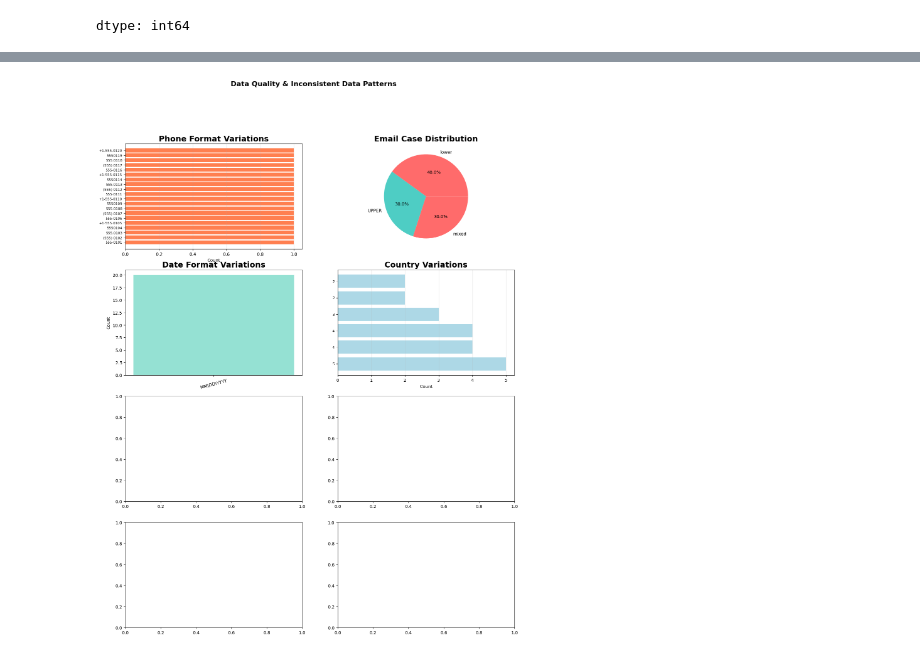
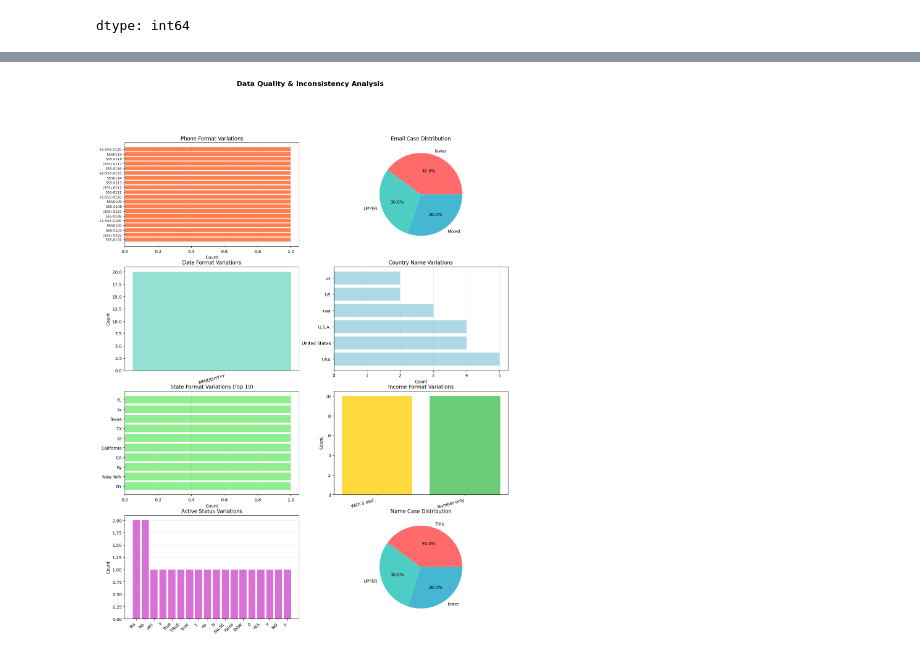
Before and after one commit to Swastika-Roy/Python-concepts, a Jupyter notebook: HandlingInconsistentData.ipynb, the cells around one changed output, grey strips where cells are left out. Drawn from its saved outputs; the diff is of its cells as text; code cells hidden in the pictures.

```diff
--- a/HandlingInconsistentData.ipynb
+++ b/HandlingInconsistentData.ipynb
@@ -133,8 +133,8 @@ income_patterns
 dtype: int64
 # %%
 #active status
-state_counts = df['Active_Status'].value_counts()
-state_counts
+status_counts = df['Active_Status'].value_counts()
+status_counts
 # %% [output]
 |  | count |
 | Active_Status |  |
@@ -167,39 +167,66 @@ name_patterns
 | lower | 6 |
 dtype: int64
 # %%
-fig, axes = plt.subplots(4,2,figsize=(16,20))
-fig.suptitle('Data Quality & Inconsistent Data Patterns',fontsize=16,fontweight='bold')
+fig, axes = plt.subplots(4, 2, figsize=(16, 20))
+fig.suptitle('Data Quality & Inconsistency Analysis', fontsize=16, fontweight='bold')
 
+# 1. Phone Format Variations
+phone_patterns = df['Phone'].apply(lambda x: re.sub(r'\\d', 'X', str(x))).value_counts()
+axes[0, 0].barh(range(len(phone_patterns)), phone_patterns.values, color='coral')
+axes[0, 0].set_yticks(range(len(phone_patterns)))
+axes[0, 0].set_yticklabels(phone_patterns.index, fontsize=8)
+axes[0, 0].set_xlabel('Count')
+axes[0, 0].set_title('Phone Format Variations')
+axes[0, 0].grid(axis='x', alpha=0.3)
 
-axes[0,0].barh(range(len(phone_patterns)),
-               phone_patterns.values,color='coral')
-axes[0,0].set_yticks(range(len(phone_patterns)))
-axes[0,0].set_yticklabels(phone_patterns.index,fontsize=8)
-axes[0,0].set_xlabel('Count')
-axes[0,0].set_title('Phone Format Variations',fontsize=18,fontweight='bold')
-axes[0,0].grid(axis='x',alpha=0.3)
+# 2. Email Case Variations
+email_case = df['Email'].apply(lambda x: 'UPPER' if x.isupper() else ('lower' if x.islower() else 'Mixed')).value_counts()
+colors = ['#FF6B6B', '#4ECDC4', '#45B7D1']
+axes[0, 1].pie(email_case.values, labels=email_case.index, autopct='%1.1f%%', colors=colors)
+axes[0, 1].set_title('Email Case Distribution')
 
+# 3. Date Format Variations
+date_formats = df['Birth_Date'].apply(lambda x:
+    'YYYY-MM-DD' if re.match(r'^\\d{4}-\\d{2}-\\d{2}$', str(x)) else 'MM/DD/YYYY').value_counts()
+axes[1, 0].bar(date_formats.index, date_formats.values, color=['#95E1D3', '#F38181'])
+axes[1, 0].set_ylabel('Count')
+axes[1, 0].set_title('Date Format Variations')
+axes[1, 0].tick_params(axis='x', rotation=15)
 
+# 4. Country Variations
+country_counts = df['Country'].value_counts()
+axes[1, 1].barh(range(len(country_counts)), country_counts.values, color='lightblue')
+axes[1, 1].set_yticks(range(len(country_counts)))
+axes[1, 1].set_yticklabels(country_counts.index)
+axes[1, 1].set_xlabel('Count')
+axes[1, 1].set_title('Country Name Variations')
+axes[1, 1].grid(axis='x', alpha=0.3)
 
+# 5. State Variations
+axes[2, 0].barh(range(len(state_counts)), state_counts.values, color='lightgreen')
+axes[2, 0].set_yticks(range(len(state_counts)))
+axes[2, 0].set_yticklabels(state_counts.index)
+axes[2, 0].set_xlabel('Count')
+axes[2, 0].set_title('State Format Variations (Top 10)')
+axes[2, 0].grid(axis='x', alpha=0.3)
 
-colors = ['#FF6B6B','#4ECDC4','#FF6B6B']
-axes[0,1].pie(email_patterns.values,labels=email_patterns.index,colors=colors,autopct='%1.1f%%')
-axes[0,1].set_title('Email Case Distribution',fontsize=18,fontweight='bold')
+# 6. Income Format Variations
+axes[2, 1].bar(range(len(income_patterns)), income_patterns.values, color=['#FFD93D', '#6BCB77', '#4D96FF'])
+axes[2, 1].set_xticks(range(len(income_patterns)))
+axes[2, 1].set_xticklabels(income_patterns.index, rotation=15, ha='right')
+axes[2, 1].set_ylabel('Count')
+axes[2, 1].set_title('Income Format Variations')
 
+# 7. Active Status Variations
+axes[3, 0].bar(range(len(status_counts)), status_counts.values, color='orchid')
+axes[3, 0].set_xticks(range(len(status_counts)))
+axes[3, 0].set_xticklabels(status_counts.index, rotation=45, ha='right')
+axes[3, 0].set_ylabel('Count')
+axes[3, 0].set_title('Active Status Variations')
+axes[3, 0].grid(axis='y', alpha=0.3)
 
-
-
-axes[1,0].bar(date_patterns.index,date_patterns.values,color=['#95E1D3','#F38181'])
-axes[1,0].set_ylabel('Count')
-axes[1,0].set_title('Date Format Variations',fontsize=18,fontweight='bold')
-axes[1,0].tick_params(axis='x',rotation=15)
-
-
-
-axes[1,1].barh(range(len(country_counts)),country_counts.values,color='lightblue')
-axes[1,1].set_yticks(range(len(country_counts)))
-axes[1,1].set_yticklabels(country_counts,fontsize=8)
-axes[1,1].set_xlabel('Count')
-axes[1,1].set_title('Country Variations',fontsize=18,fontweight='bold')
-axes[1,1].grid(axis='x',alpha=0.3)
+# 8. Name Case Variations
+axes[3, 1].pie(name_patterns.values, labels=name_patterns.index, autopct='%1.1f%%',
+colors=['#FF6B6B', '#4ECDC4', '#45B7D1'])
+axes[3, 1].set_title('Name Case Distribution')
 # %% [output]
@@ -206 +234 @@ axes[1,1].grid(axis='x',alpha=0.3)
-[figure, old version]
+[figure, new version]
```
Also changed, not shown: parts of 7 cells of this notebook.
